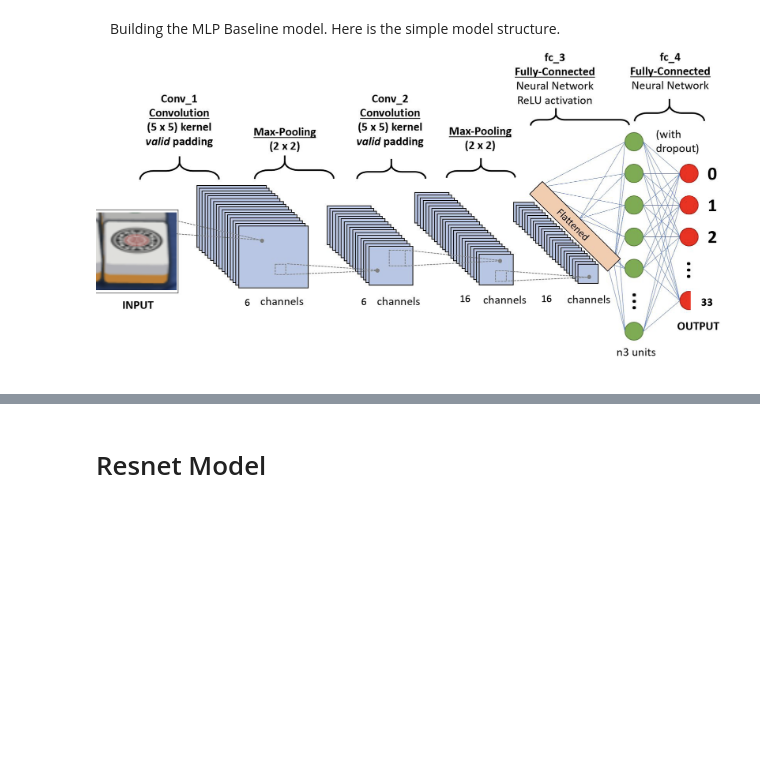
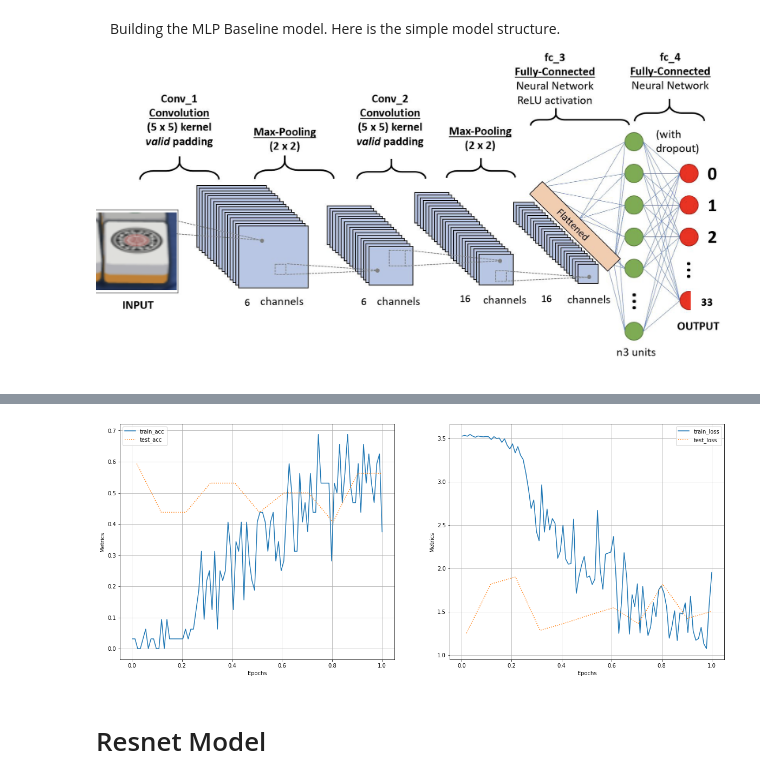
Before and after one commit to KSDeng/Mahjong-Master, a Jupyter notebook: Report.ipynb, the cells around one changed output, grey strips where cells are left out. Cells and saved outputs as stored; diff of their text form; code cells hidden in the pictures; blank space fills up the shorter version.

Commit message:
modify visualization code

```diff
--- a/Report.ipynb
+++ b/Report.ipynb
@@ -427,7 +410,7 @@ def criterion(predictions, targets):
     acc = (torch.max(predictions, dim=1)[1] == targets).float().mean()
     return loss, acc
 
-num_epoch = 5
+num_epoch = 1
 lr_decay_gamma = 0.9
 
 def train_batch(model, data, optimizer, criterion):
@@ -524,3 +489,13 @@ log_mlp.plot(['train_loss', 'test_loss'])
+# %%
+f, (ax1, ax2) = plt.subplots(1, 2, figsize=(20,8))
+
+log_mlp.plot(['train_acc', 'test_acc'], ax=ax1)
+plt.savefig('mlp_acc.png')
+
+log_mlp.plot(['train_loss', 'test_loss'], ax=ax2)
+plt.savefig('mlp_loss.png')
+# %% [output]
+[figure, added]
 # %% [markdown]
 # Resnet Model
 # %% [markdown]
```
Also changed, not shown: parts of 10 cells of this notebook.
